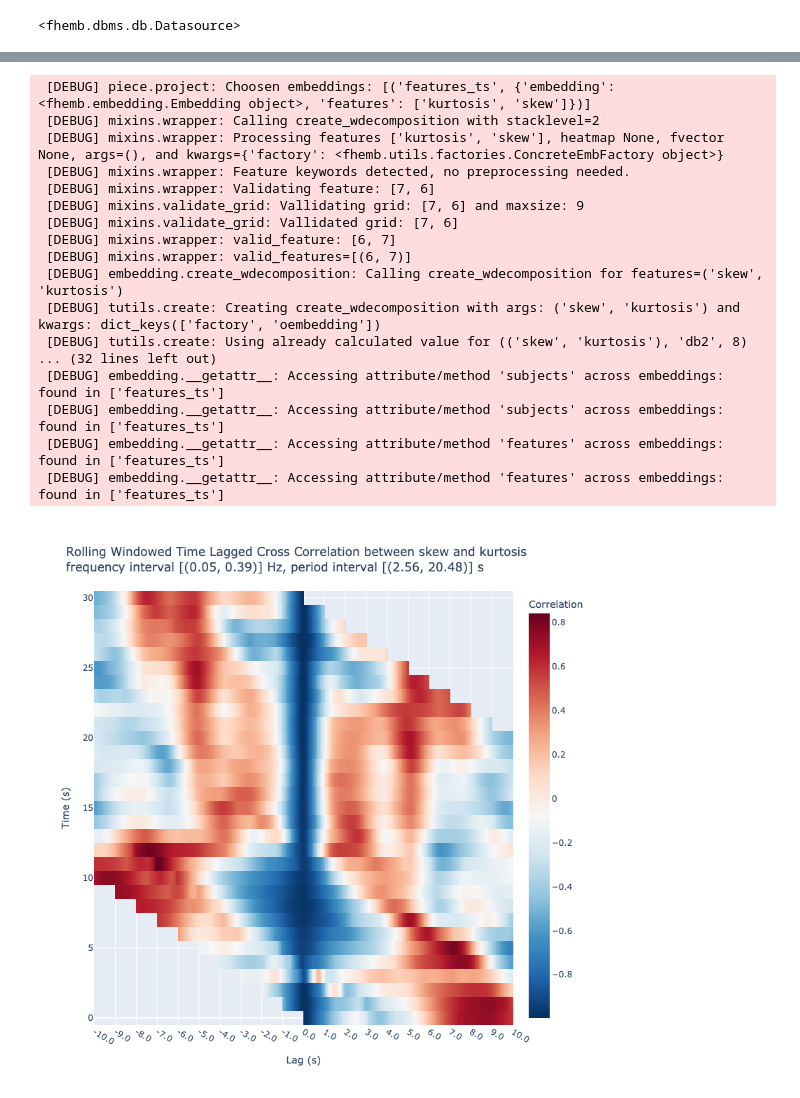
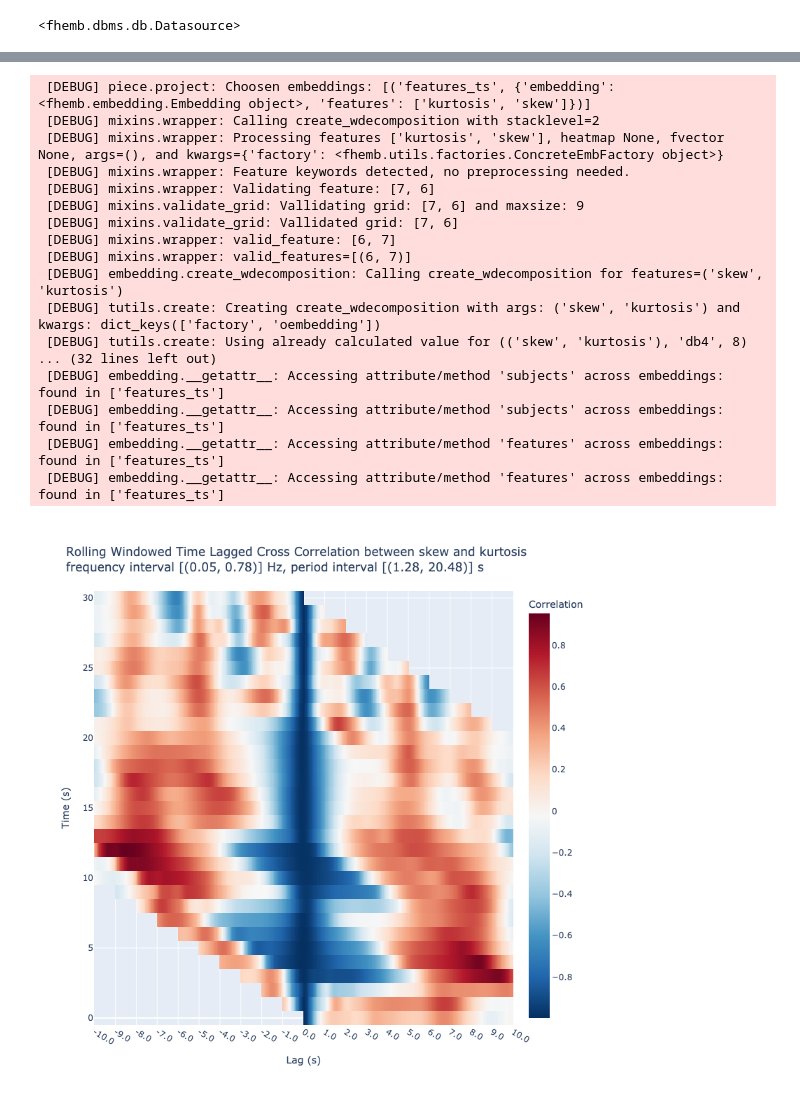
Before and after one commit to rdned/nbdev_fhemb, a Jupyter notebook: nbs/tfreq.ipynb, the cells around one changed output, grey strips where cells are left out. Saved outputs shown, nothing was run; the diff lists cells and outputs as text; code cells hidden in the pictures.

```diff
--- a/nbs/tfreq.ipynb
+++ b/nbs/tfreq.ipynb
@@ -255,36 +257,37 @@ dg0.face_t.project(features=['skew'], subjs=[65], wdfactory=wfactory('db4',4)).p
 # %%
+#| eval: false
 
 dg0.face_t.project(
     subjs=[65],
     features=['kurtosis', 'skew'],
-    fbands=[1,2,3],
-    wdfactory=wfactory('db2',8),
+    fbands=[1,2,3,4],
+    wdfactory=wfactory('db4',8),
     pcfactory=pca2,
 ).plot_lagged_correlations(
     twin=250,
     step=25,
     max_lag=250,
     n_jobs=8
 )
 # %% [output]
  [DEBUG] piece.project: Choosen embeddings: [('features_ts', {'embedding': <fhemb.embedding.Embedding object>, 'features': ['kurtosis', 'skew']})]
  [DEBUG] mixins.wrapper: Calling create_wdecomposition with stacklevel=2
  [DEBUG] mixins.wrapper: Processing features ['kurtosis', 'skew'], heatmap None, fvector None, args=(), and kwargs={'factory': <fhemb.utils.factories.ConcreteEmbFactory object>}
  [DEBUG] mixins.wrapper: Feature keywords detected, no preprocessing needed.
  [DEBUG] mixins.wrapper: Validating feature: [7, 6]
  [DEBUG] mixins.validate_grid: Vallidating grid: [7, 6] and maxsize: 9
  [DEBUG] mixins.validate_grid: Vallidated grid: [7, 6]
  [DEBUG] mixins.wrapper: valid_feature: [6, 7]
  [DEBUG] mixins.wrapper: valid_features=[(6, 7)]
  [DEBUG] embedding.create_wdecomposition: Calling create_wdecomposition for features=('skew', 'kurtosis')
  [DEBUG] tutils.create: Creating create_wdecomposition with args: ('skew', 'kurtosis') and kwargs: dict_keys(['factory', 'oembedding'])
- [DEBUG] tutils.create: Using already calculated value for (('skew', 'kurtosis'), 'db2', 8)
+ [DEBUG] tutils.create: Using already calculated value for (('skew', 'kurtosis'), 'db4', 8)
 ... (32 lines left out)
  [DEBUG] embedding.__getattr__: Accessing attribute/method 'subjects' across embeddings: found in ['features_ts']
  [DEBUG] embedding.__getattr__: Accessing attribute/method 'subjects' across embeddings: found in ['features_ts']
  [DEBUG] embedding.__getattr__: Accessing attribute/method 'features' across embeddings: found in ['features_ts']
  [DEBUG] embedding.__getattr__: Accessing attribute/method 'features' across embeddings: found in ['features_ts']
-[figure, old version]
+[figure, new version]
 # %%
 #| hide
 import nbdev; nbdev.nbdev_export()
```
Also changed, not shown: parts of 1 cell of this notebook.
